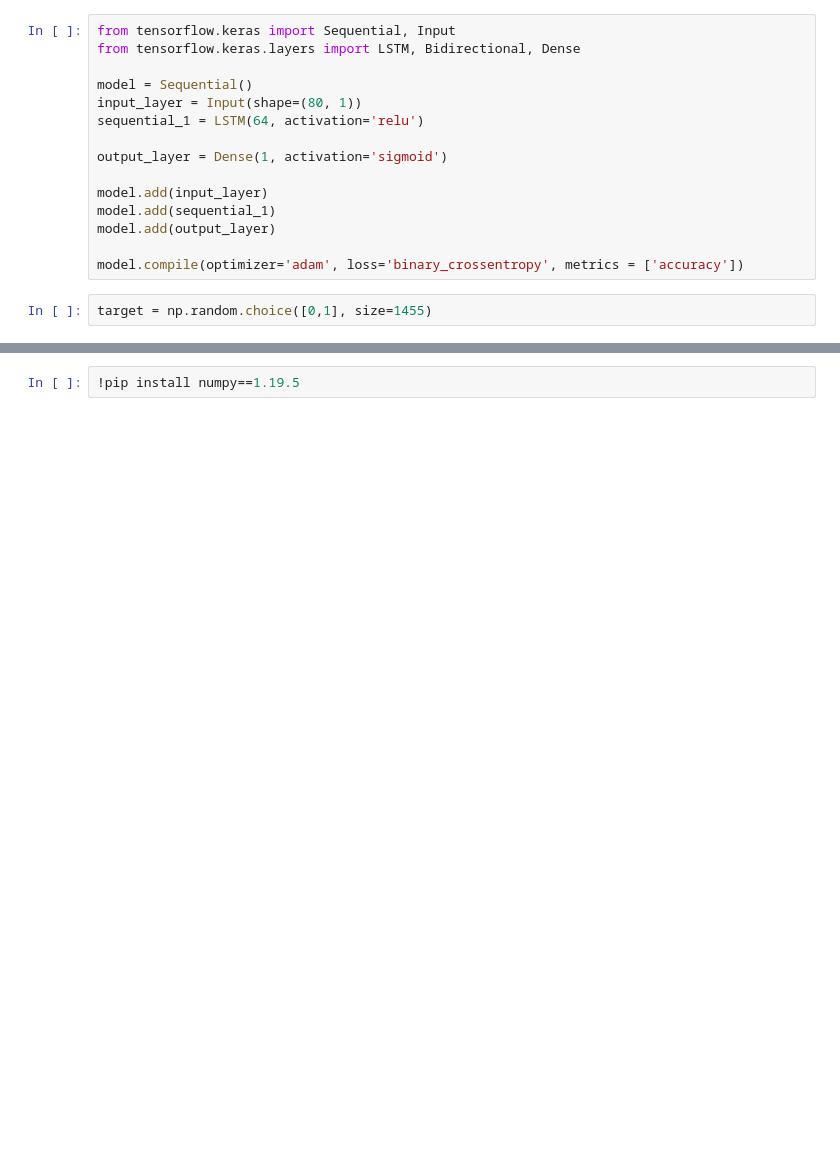
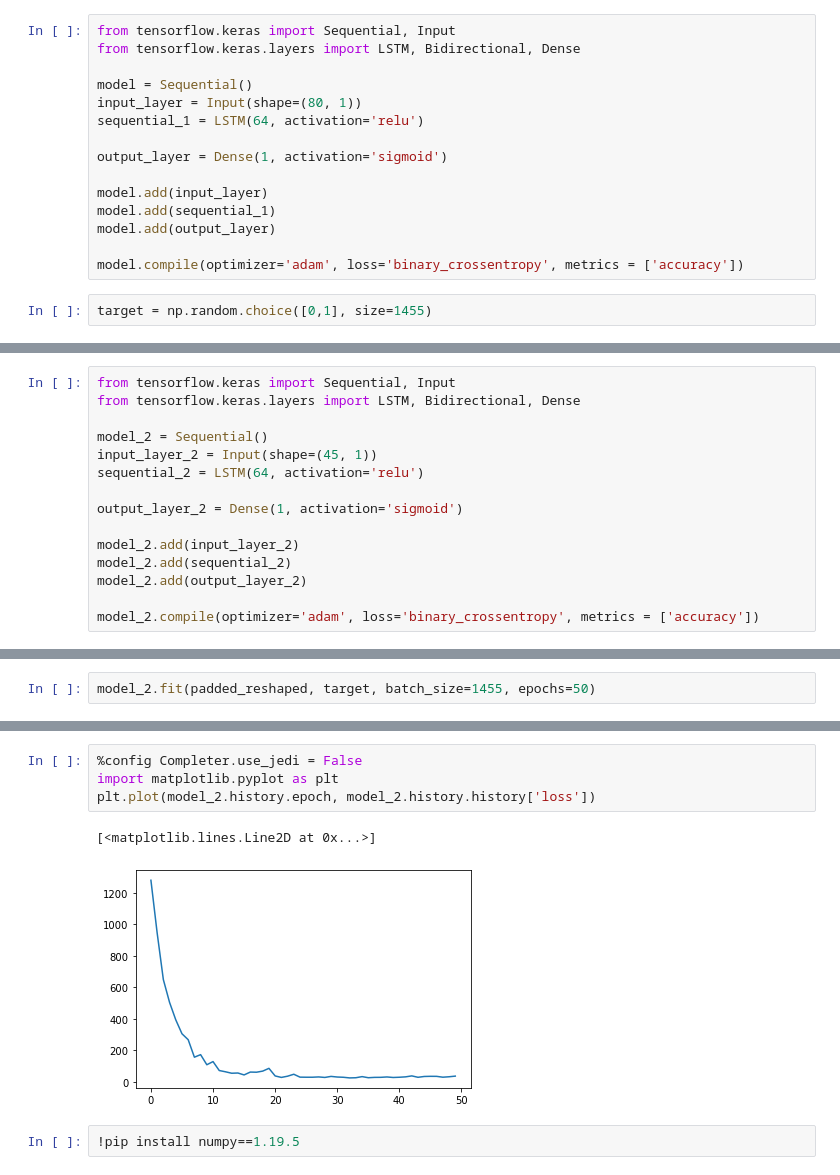
Before and after one commit to dcalexan/bsc_student_success, a Jupyter notebook: notebooks/dorothy/dorothy.ipynb, the cells around one changed output, grey strips where cells are left out. Saved outputs shown, nothing was run; the diff lists cells and outputs as text; blank space fills up the shorter version.

```diff
--- a/notebooks/dorothy/dorothy.ipynb
+++ b/notebooks/dorothy/dorothy.ipynb
@@ -397,0 +486,15 @@ Epoch 10/10
+# %%
+from tensorflow.keras import Sequential, Input
+from tensorflow.keras.layers import LSTM, Bidirectional, Dense
+
+model_2 = Sequential()
+input_layer_2 = Input(shape=(45, 1))
+sequential_2 = LSTM(64, activation='relu')
+
+output_layer_2 = Dense(1, activation='sigmoid')
+
+model_2.add(input_layer_2)
+model_2.add(sequential_2)
+model_2.add(output_layer_2)
+
+model_2.compile(optimizer='adam', loss='binary_crossentropy', metrics = ['accuracy'])
@@ -397,0 +507,2 @@ Epoch 10/10
+# %%
+model_2.fit(padded_reshaped, target, batch_size=1455, epochs=50)
@@ -398,3 +528,10 @@ Epoch 10/10
+# %%
+%config Completer.use_jedi = False
+import matplotlib.pyplot as plt
+plt.plot(model_2.history.epoch, model_2.history.history['loss'])
+# %% [output]
+[<matplotlib.lines.Line2D at 0x...>]
+[figure, added]
 # %%
 !pip install numpy==1.19.5
 # %% [output]
```
Also changed, not shown: parts of 45 cells of this notebook.
